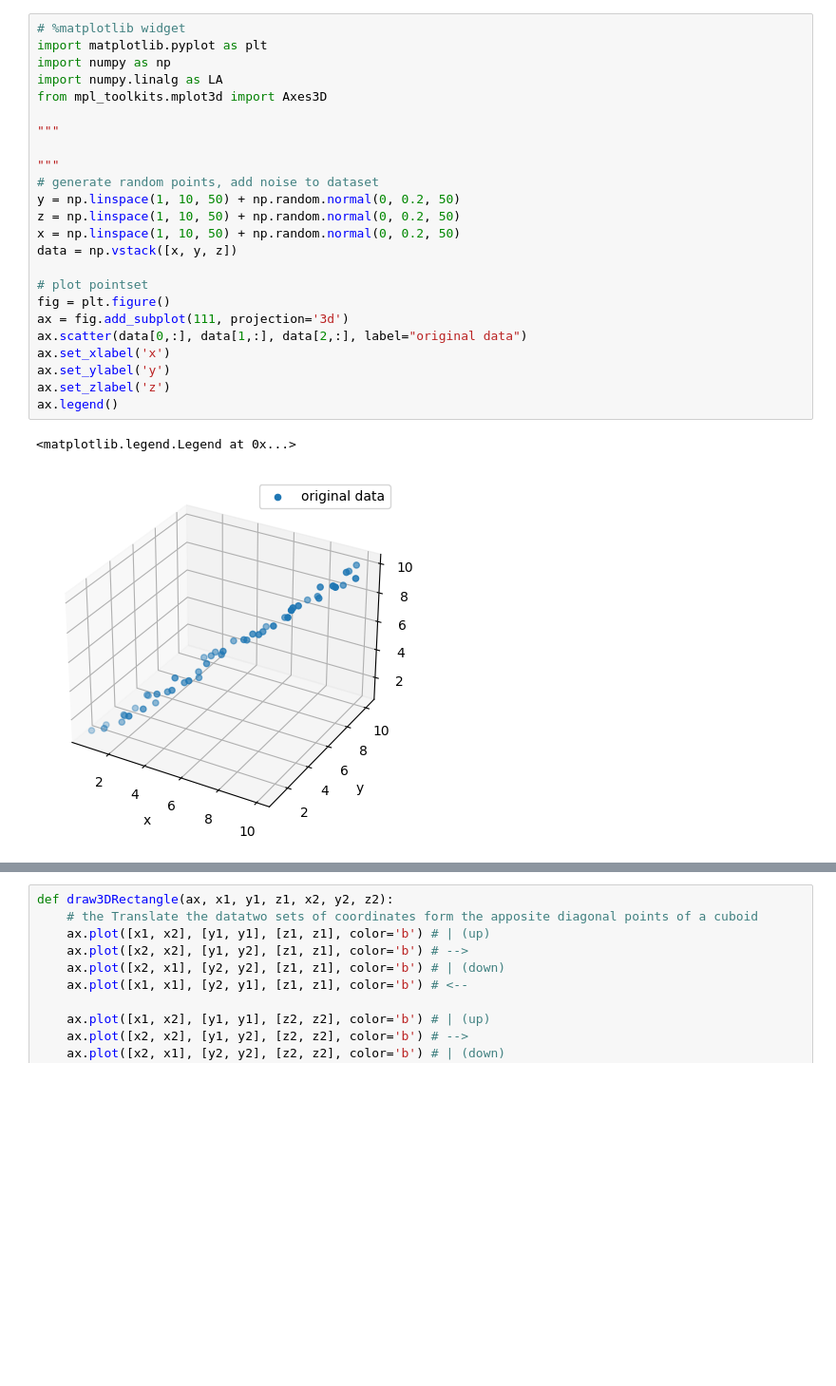
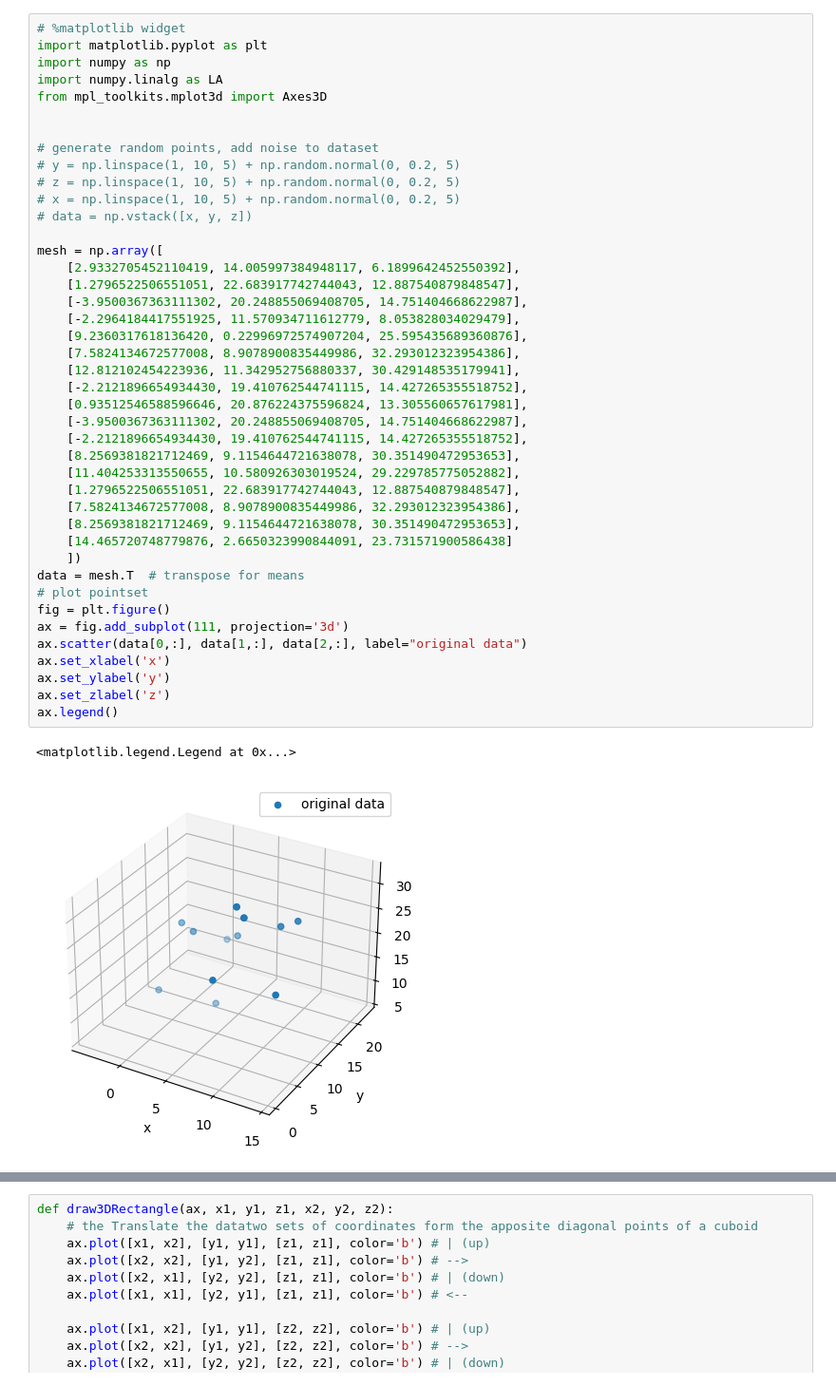
Before and after one commit to VRazgaitis/geometry_engine, a Jupyter notebook: bounding_box.ipynb, the cells around one changed output, grey strips where cells are left out. Shown at 95% size. Cells and saved outputs as stored; diff of their text form; blank space fills up the shorter version.

```diff
--- a/bounding_box.ipynb
+++ b/bounding_box.ipynb
@@ -18,30 +18,48 @@
 # %%
 # %matplotlib widget
 import matplotlib.pyplot as plt
 import numpy as np
 import numpy.linalg as LA
 from mpl_toolkits.mplot3d import Axes3D
 
-"""
 
-"""
 # generate random points, add noise to dataset
-y = np.linspace(1, 10, 50) + np.random.normal(0, 0.2, 50)
-z = np.linspace(1, 10, 50) + np.random.normal(0, 0.2, 50)
-x = np.linspace(1, 10, 50) + np.random.normal(0, 0.2, 50)
-data = np.vstack([x, y, z])
+# y = np.linspace(1, 10, 5) + np.random.normal(0, 0.2, 5)
+# z = np.linspace(1, 10, 5) + np.random.normal(0, 0.2, 5)
+# x = np.linspace(1, 10, 5) + np.random.normal(0, 0.2, 5)
+# data = np.vstack([x, y, z])
 
+mesh = np.array([
+    [2.9332705452110419, 14.005997384948117, 6.1899642452550392],
+    [1.2796522506551051, 22.683917742744043, 12.887540879848547],
+    [-3.9500367363111302, 20.248855069408705, 14.751404668622987],
+    [-2.2964184417551925, 11.570934711612779, 8.053828034029479],
+    [9.2360317618136420, 0.22996972574907204, 25.595435689360876],
+    [7.5824134672577008, 8.9078900835449986, 32.293012323954386],
+    [12.812102454223936, 11.342952756880337, 30.429148535179941],
+    [-2.2121896654934430, 19.410762544741115, 14.427265355518752],
+    [0.93512546588596646, 20.876224375596824, 13.305560657617981],
+    [-3.9500367363111302, 20.248855069408705, 14.751404668622987],
+    [-2.2121896654934430, 19.410762544741115, 14.427265355518752],
+    [8.2569381821712469, 9.1154644721638078, 30.351490472953653],
+    [11.404253313550655, 10.580926303019524, 29.229785775052882],
+    [1.2796522506551051, 22.683917742744043, 12.887540879848547],
+    [7.5824134672577008, 8.9078900835449986, 32.293012323954386],
+    [8.2569381821712469, 9.1154644721638078, 30.351490472953653],
+    [14.465720748779876, 2.6650323990844091, 23.731571900586438]
+    ])
+data = mesh.T  # transpose for means
 # plot pointset
 fig = plt.figure()
 ax = fig.add_subplot(111, projection='3d')
 ax.scatter(data[0,:], data[1,:], data[2,:], label="original data")
 ax.set_xlabel('x')
 ax.set_ylabel('y')
 ax.set_zlabel('z')
 ax.legend()
 # %% [output]
 <matplotlib.legend.Legend at 0x...>
-[figure, old version]
+[figure, new version]
 # %%
 means = np.mean(data, axis=1)
 # Covariance represents the degree of clustering around the mean in each axis
```
Also changed, not shown: parts of 6 cells of this notebook, 3 other files.
